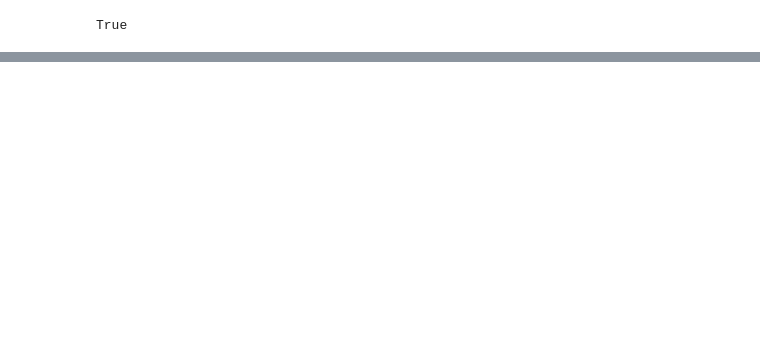
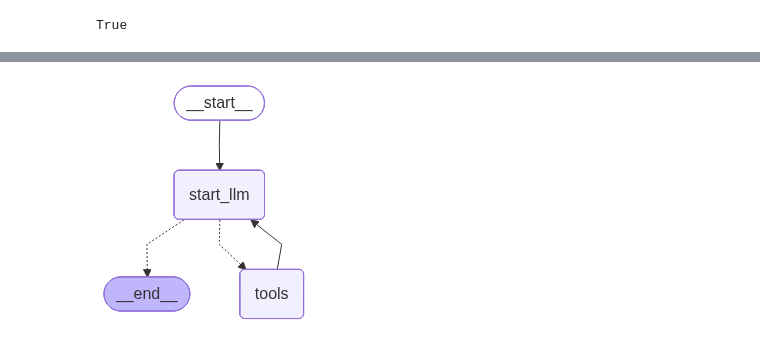
Before and after one commit to Kshitizjain11/chatbot, a Jupyter notebook: chatbot_multiple_tools.ipynb, the cells around one changed output, grey strips where cells are left out. Saved outputs shown, nothing was run; the diff lists cells and outputs as text; code cells hidden in the pictures; blank space fills up the shorter version.

Commit message:
llm binded with some tools

```diff
--- a/chatbot_multiple_tools.ipynb
+++ b/chatbot_multiple_tools.ipynb
@@ -148,0 +134,22 @@ AIMessage(
+# %%
+class State(TypedDict):
+    messages : Annotated[list[AnyMessage],add_messages]
+# %%
+def start_call(state:State) -> State:
+    return {'messages':[superllm.invoke(state['messages'])]}
+# %%
+tool_node = ToolNode(tools)
+# %%
+graph = StateGraph(State)
+graph.add_node('start_llm',start_call)
+graph.add_node('tools',tool_node)
+
+graph.add_edge(START,'start_llm')
+graph.add_conditional_edges('start_llm',tools_condition)
+graph.add_edge('tools','start_llm')
+
+workflow = graph.compile()
+# %%
+workflow
+# %% [output]
+[figure, added]
```
Also changed, not shown: parts of 11 cells of this notebook.
